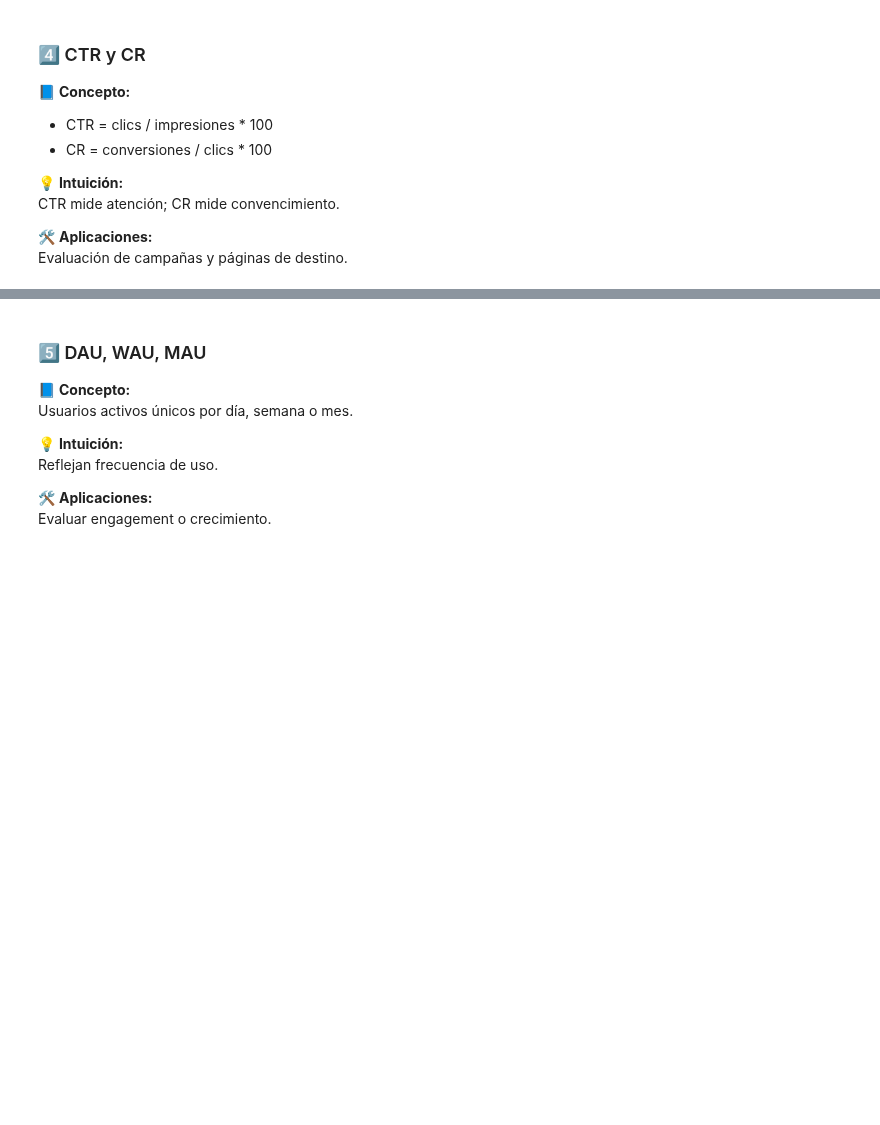
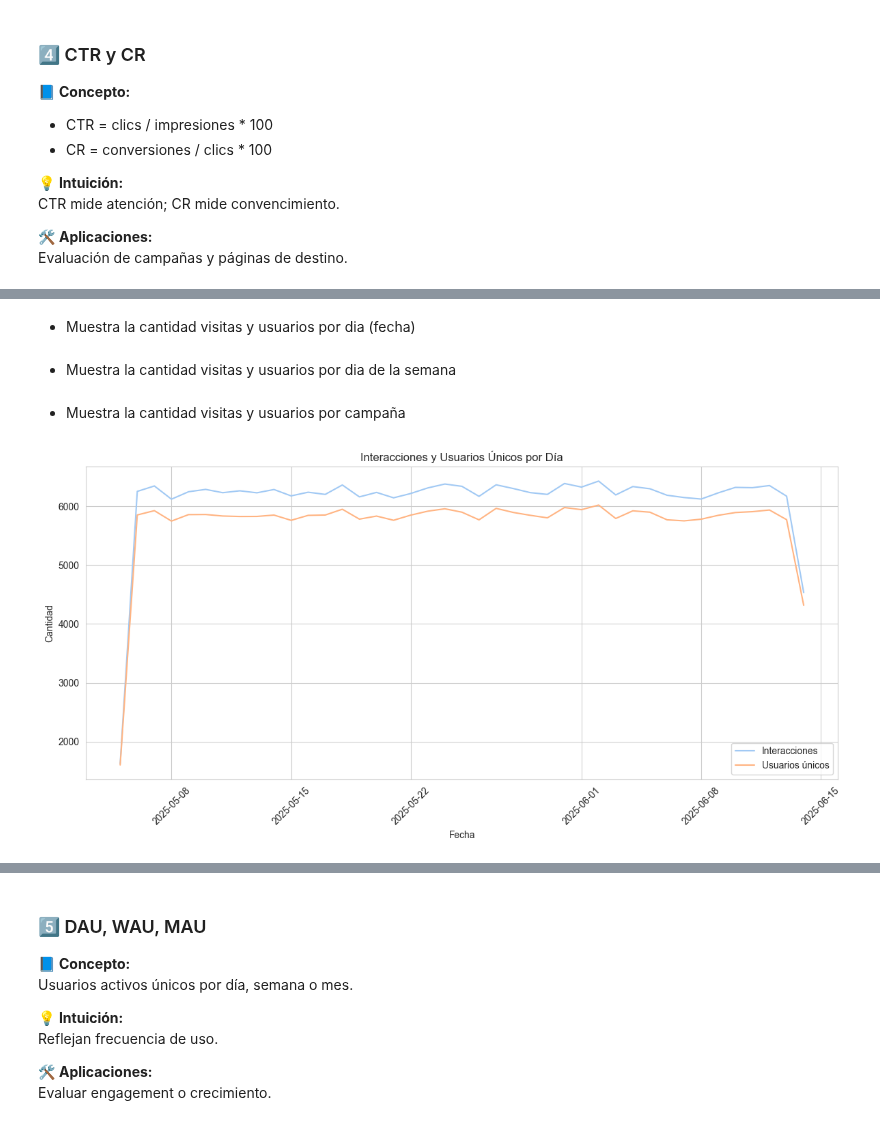
Before and after one commit to zyntonyson/bootcamp_ds_da, a Jupyter notebook: 09-da-analisis-negocio/18-Metricas_Usuarios.ipynb, the cells around one changed output, grey strips where cells are left out. Cells and saved outputs as stored; diff of their text form; code cells hidden in the pictures; blank space fills up the shorter version.

```diff
--- a/09-da-analisis-negocio/18-Metricas_Usuarios.ipynb
+++ b/09-da-analisis-negocio/18-Metricas_Usuarios.ipynb
@@ -4,3 +9,5 @@ Sesión 1 - Ciencia de Datos y Producto
+# %%
+sns.set(style="whitegrid", palette="pastel")
 # %% [markdown]
 ### 🎯 Objetivo de la sesión
 Comprender las métricas clave para evaluar el desempeño del negocio y el comportamiento de los usuarios en productos digitales, y aplicarlas en un ejemplo práctico.
@@ -50,3 +57,6 @@ CTR mide atención; CR mide convencimiento.
 
 🛠️ **Aplicaciones:**
 Evaluación de campañas y páginas de destino.
+# %%
+visits =pd.read_csv("https://raw.githubusercontent.com/zyntonyson/bootcamp_ds_da/refs/heads/main/datasets/visits.csv")
+orders =pd.read_csv("https://raw.githubusercontent.com/zyntonyson/bootcamp_ds_da/refs/heads/main/datasets/orders.csv")
@@ -52,0 +84,13 @@ Evaluación de campañas y páginas de destino.
+# %%
+ordered_days = ['Monday', 'Tuesday', 'Wednesday', 'Thursday', 'Friday', 'Saturday', 'Sunday']
+
+visits['ts_visits'] = pd.to_datetime(visits['ts_visits'],errors='coerce')
+visits['date_visits'] = visits['ts_visits'].dt.date
+visits['dow'] = visits['ts_visits'].dt.day_name()
+visits['dow'] = pd.Categorical(visits['dow'], categories=ordered_days, ordered=True)
+
+
+print( f"Users : {visits.uuid_user.nunique()}")
+print( f"Visits : {visits.uuid_interaction.nunique()}")
+print( f"Start : {visits.ts_visits.min()}")
+print( f"End : {visits.ts_visits.max()}")
@@ -52,0 +102,32 @@ Evaluación de campañas y páginas de destino.
+# %% [markdown]
+* Muestra la cantidad visitas y usuarios por dia (fecha)
+# %% [markdown]
+* Muestra la cantidad visitas y usuarios por dia de la semana
+# %% [markdown]
+* Muestra la cantidad visitas y usuarios por campaña
+# %%
+df=(
+    visits
+        .assign(
+            ts_date = lambda df: df.ts_visits.dt.date
+        )
+        .groupby(['ts_date'],as_index=False)
+        .agg(
+            n_interactions =('uuid_interaction','nunique'),
+            n_users =('uuid_user','nunique')
+        )
+)
+
+# Seaborn TS
+plt.figure(figsize=(12, 6))
+sns.lineplot(data=df, x='ts_date', y='n_interactions', label='Interacciones')
+sns.lineplot(data=df, x='ts_date', y='n_users', label='Usuarios únicos')
+plt.xlabel("Fecha")
+plt.ylabel("Cantidad")
+plt.title("Interacciones y Usuarios Únicos por Día")
+plt.legend()
+plt.xticks(rotation=45)
+plt.tight_layout()
+plt.show()
+# %% [output]
+[figure, added]
```
Also changed, not shown: parts of 7 cells of this notebook.
